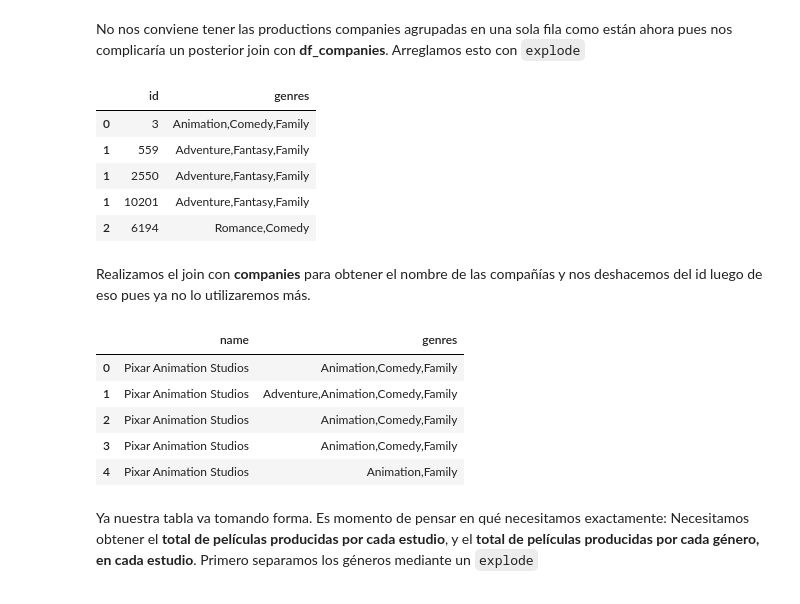
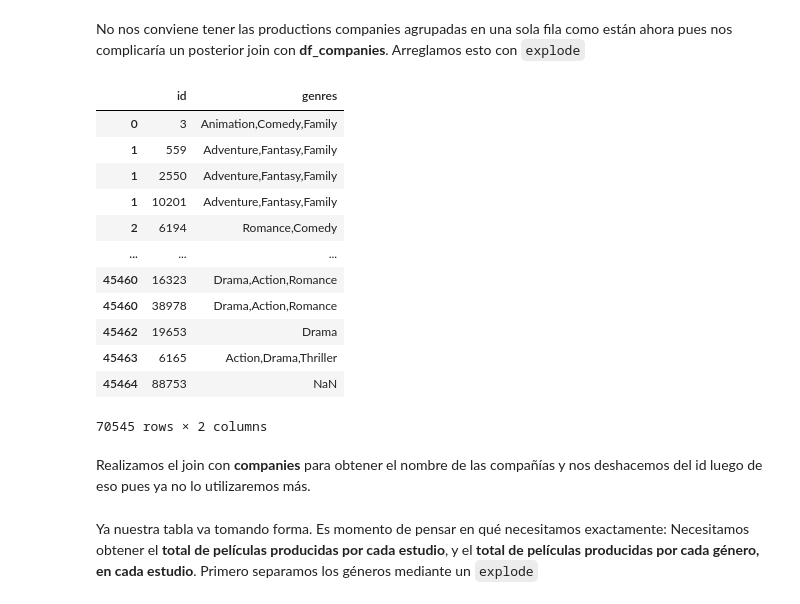
Before and after one commit to Nacho2904/orga_de_datos, a Jupyter notebook: tp_1.ipynb, the cells around one changed output. Saved outputs shown, nothing was run; the diff lists cells and outputs as text; code cells hidden in the pictures.

````diff
--- a/tp_1.ipynb
+++ b/tp_1.ipynb
@@ -1153,34 +1163,38 @@ No nos conviene tener las productions companies agrupadas en una sola fila como
 # %%
 separate_companies = lambda companies: str(companies).split(',')
 df_companies_and_genres = df_movies_filtered.copy()
 df_companies_and_genres["production_companies"] = df_companies_and_genres["production_companies"].map(separate_companies)
 df_companies_and_genres = df_companies_and_genres.explode("production_companies")
+
+#transformamos el id a tipo numérico. Para los ids que no funcione los dejamos como NaN para eliminarlos
 df_companies_and_genres["production_companies"] = pd.to_numeric(df_companies_and_genres["production_companies"],
                                                                 errors = "coerce")
+
 df_companies_and_genres = df_companies_and_genres.rename(columns={"production_companies":"id"})
+
+#filtramos ids nulos
 df_companies_and_genres = df_companies_and_genres[df_companies_and_genres["id"].notnull()]
 df_companies_and_genres["id"] = df_companies_and_genres["id"].astype(np.int64)
-df_companies_and_genres.head()
+df_companies_and_genres
 # %% [output]
 |  | id | genres |
 | 0 | 3 | Animation,Comedy,Family |
 | 1 | 559 | Adventure,Fantasy,Family |
 | 1 | 2550 | Adventure,Fantasy,Family |
 | 1 | 10201 | Adventure,Fantasy,Family |
 | 2 | 6194 | Romance,Comedy |
+| ... | ... | ... |
+| 45460 | 16323 | Drama,Action,Romance |
+| 45460 | 38978 | Drama,Action,Romance |
+| 45462 | 19653 | Drama |
+| 45463 | 6165 | Action,Drama,Thriller |
+| 45464 | 88753 | NaN |
+70545 rows × 2 columns
 # %% [markdown]
 Realizamos el join con **companies** para obtener el nombre de las compañías y nos deshacemos del id luego de eso pues ya no lo utilizaremos más.
 # %%
 df_names_and_genres = df_companies_and_genres.merge(right=df_companies, how="inner", on="id")
 df_names_and_genres = df_names_and_genres[["name", "genres"]]
-df_names_and_genres.head()
-# %% [output]
-|  | name | genres |
-| 0 | Pixar Animation Studios | Animation,Comedy,Family |
-| 1 | Pixar Animation Studios | Adventure,Animation,Comedy,Family |
-| 2 | Pixar Animation Studios | Animation,Comedy,Family |
-| 3 | Pixar Animation Studios | Animation,Comedy,Family |
-| 4 | Pixar Animation Studios | Animation,Family |
 # %% [markdown]
 Ya nuestra tabla va tomando forma. Es momento de pensar en qué necesitamos exactamente: Necesitamos obtener el **total de películas producidas por cada estudio**, y el **total de películas producidas por cada género, en cada estudio**. Primero separamos los géneros mediante un ``` explode ```
 # %%
````
Also changed, not shown: parts of 25 cells of this notebook.
